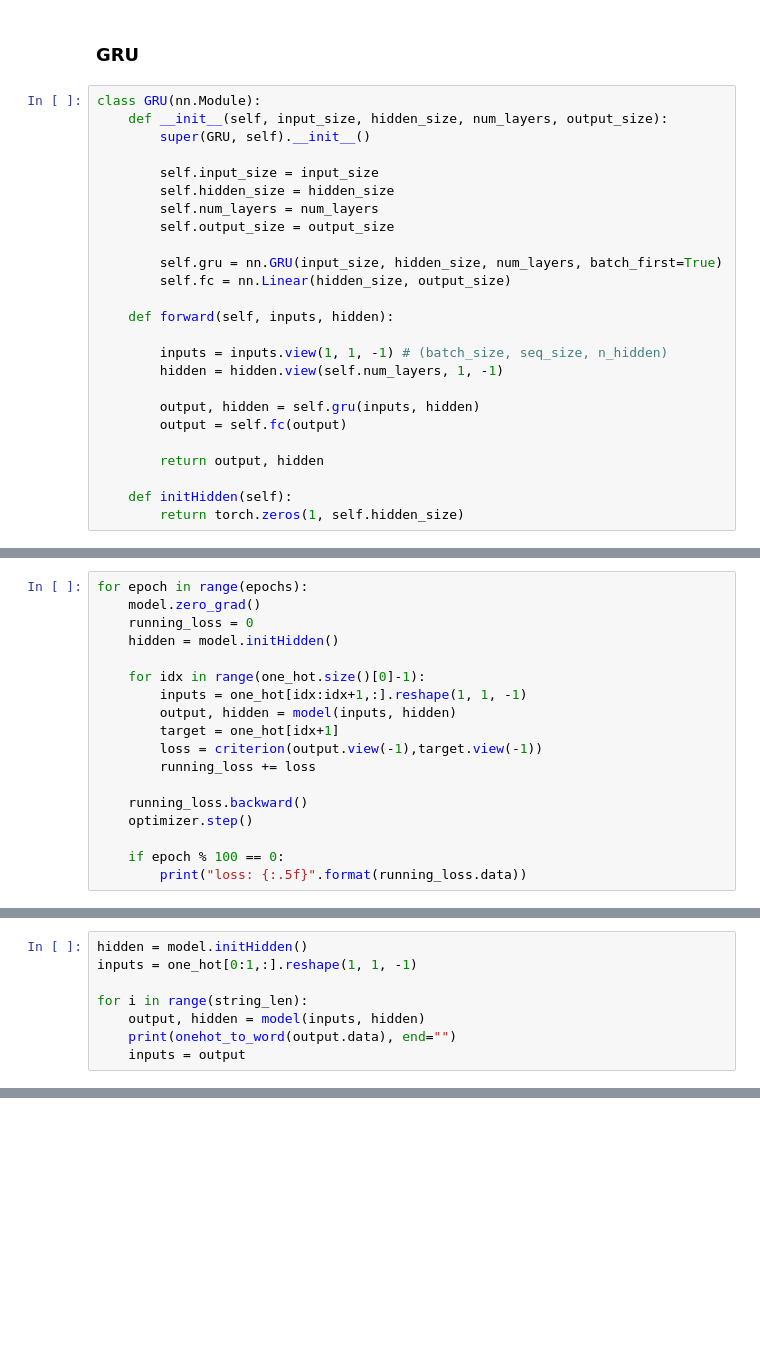
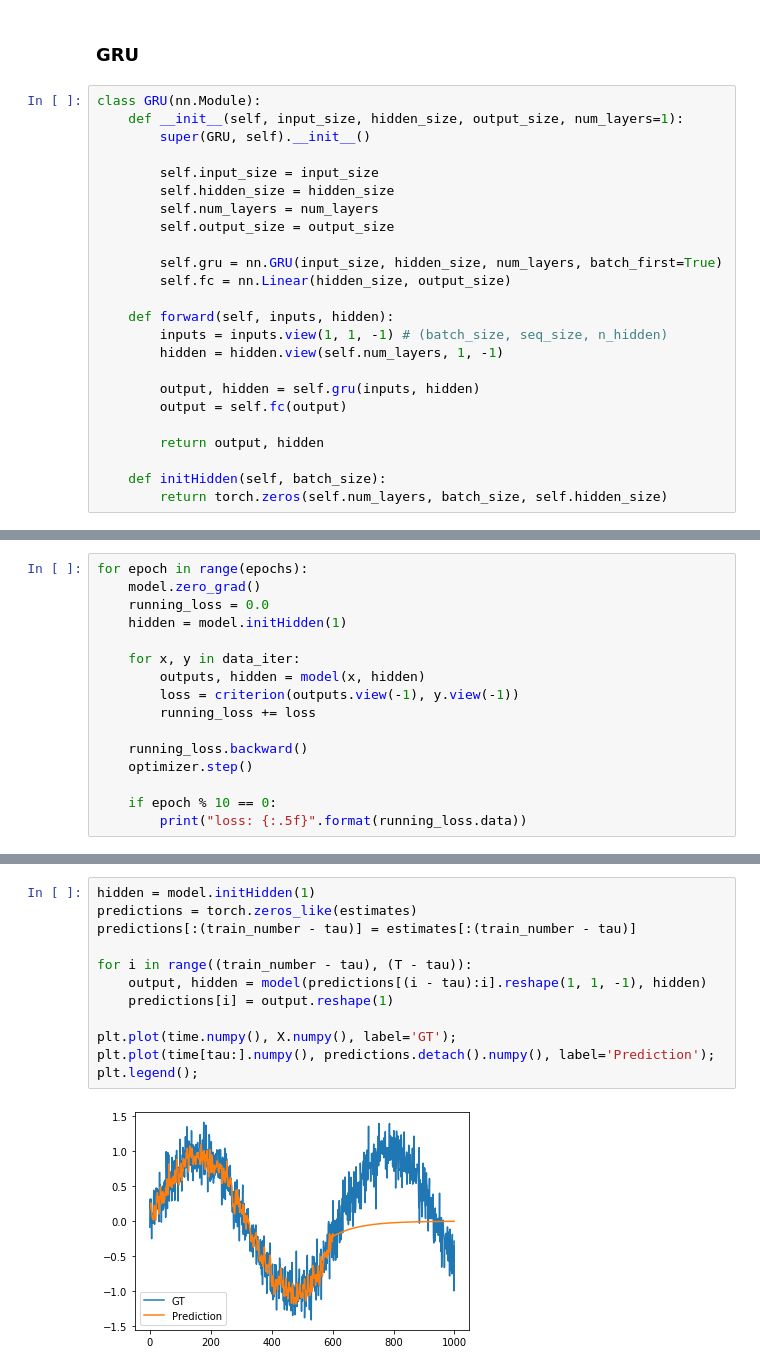
Before and after one commit to finesome/mge51101-20205001, a Jupyter notebook: homeworks/synthetic_ts_rnn_gru.ipynb, the cells around one changed output, grey strips where cells are left out. Saved outputs shown, nothing was run; the diff lists cells and outputs as text; blank space fills up the shorter version.

```diff
--- a/homeworks/synthetic_ts_rnn_gru.ipynb
+++ b/homeworks/synthetic_ts_rnn_gru.ipynb
@@ -206,7 +306,7 @@ class RNN(nn.Module):
 ### GRU
 # %%
 class GRU(nn.Module):
-    def __init__(self, input_size, hidden_size, num_layers, output_size):
+    def __init__(self, input_size, hidden_size, output_size, num_layers=1):
         super(GRU, self).__init__()
 
         self.input_size = input_size
@@ -218,7 +318,6 @@ class GRU(nn.Module):
         self.fc = nn.Linear(hidden_size, output_size)
 
     def forward(self, inputs, hidden):
-
         inputs = inputs.view(1, 1, -1) # (batch_size, seq_size, n_hidden)
         hidden = hidden.view(self.num_layers, 1, -1)
 
@@ -227,5 +326,5 @@ class GRU(nn.Module):
 
         return output, hidden
 
-    def initHidden(self):
-        return torch.zeros(1, self.hidden_size)
+    def initHidden(self, batch_size):
+        return torch.zeros(self.num_layers, batch_size, self.hidden_size)
@@ -277,19 +345,17 @@ optimizer = torch.optim.Adam(model.parameters(), lr=lr)
 # %%
 for epoch in range(epochs):
     model.zero_grad()
-    running_loss = 0
-    hidden = model.initHidden()
+    running_loss = 0.0
+    hidden = model.initHidden(1)
 
-    for idx in range(one_hot.size()[0]-1):
-        inputs = one_hot[idx:idx+1,:].reshape(1, 1, -1)
-        output, hidden = model(inputs, hidden)
-        target = one_hot[idx+1]
-        loss = criterion(output.view(-1),target.view(-1))
+    for x, y in data_iter:
+        outputs, hidden = model(x, hidden)
+        loss = criterion(outputs.view(-1), y.view(-1))
         running_loss += loss
 
     running_loss.backward()
     optimizer.step()
 
-    if epoch % 100 == 0:
+    if epoch % 10 == 0:
         print("loss: {:.5f}".format(running_loss.data))
 # %% [output]
@@ -298,8 +381,0 @@ loss: 0.01081
-# %%
-hidden = model.initHidden()
-inputs = one_hot[0:1,:].reshape(1, 1, -1)
-
-for i in range(string_len):
-    output, hidden = model(inputs, hidden)
-    print(onehot_to_word(output.data), end="")
-    inputs = output
@@ -307,0 +382,14 @@ hello pytorch? deep learnilg lnarnpr
+# %%
+hidden = model.initHidden(1)
+predictions = torch.zeros_like(estimates)
+predictions[:(train_number - tau)] = estimates[:(train_number - tau)]
+
+for i in range((train_number - tau), (T - tau)):
+    output, hidden = model(predictions[(i - tau):i].reshape(1, 1, -1), hidden)
+    predictions[i] = output.reshape(1)
+
+plt.plot(time.numpy(), X.numpy(), label='GT');
+plt.plot(time[tau:].numpy(), predictions.detach().numpy(), label='Prediction');
+plt.legend();
+# %% [output]
+[figure, added]
```
Also changed, not shown: parts of 27 cells of this notebook.
